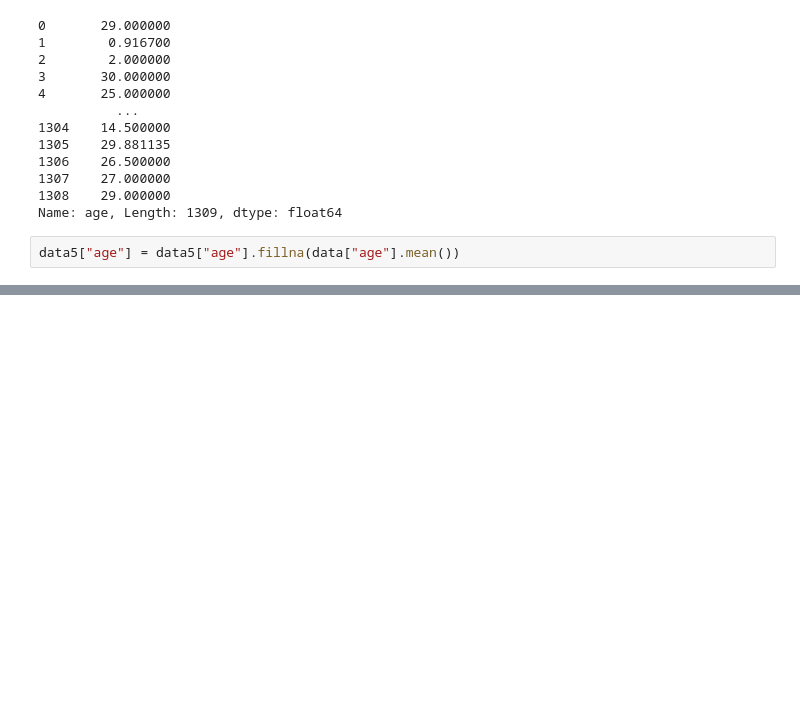
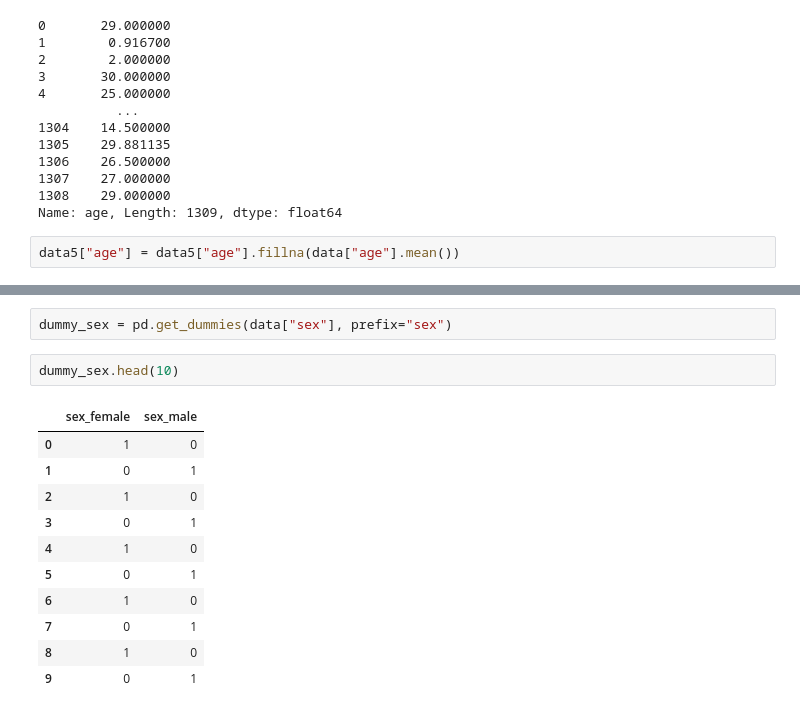
Before and after one commit to jobcito/python-ml-course, a Jupyter notebook: notebooks/T1 - 2 - Data Cleaning - Análisis Preliminar de los Datos - JOB.ipynb, the cells around one changed output, grey strips where cells are left out. Saved outputs shown, nothing was run; the diff lists cells and outputs as text; blank space fills up the shorter version.

```diff
--- a/notebooks/T1 - 2 - Data Cleaning - Análisis Preliminar de los Datos - JOB.ipynb
+++ b/notebooks/T1 - 2 - Data Cleaning - Análisis Preliminar de los Datos - JOB.ipynb
@@ -236,0 +283,16 @@ data5.head(50)
+# %%
+dummy_sex = pd.get_dummies(data["sex"], prefix="sex")
+# %%
+dummy_sex.head(10)
+# %% [output]
+|  | sex_female | sex_male |
+| 0 | 1 | 0 |
+| 1 | 0 | 1 |
+| 2 | 1 | 0 |
+| 3 | 0 | 1 |
+| 4 | 1 | 0 |
+| 5 | 0 | 1 |
+| 6 | 1 | 0 |
+| 7 | 0 | 1 |
+| 8 | 1 | 0 |
+| 9 | 0 | 1 |
```
Also changed, not shown: parts of 11 cells of this notebook, 1 other file.
